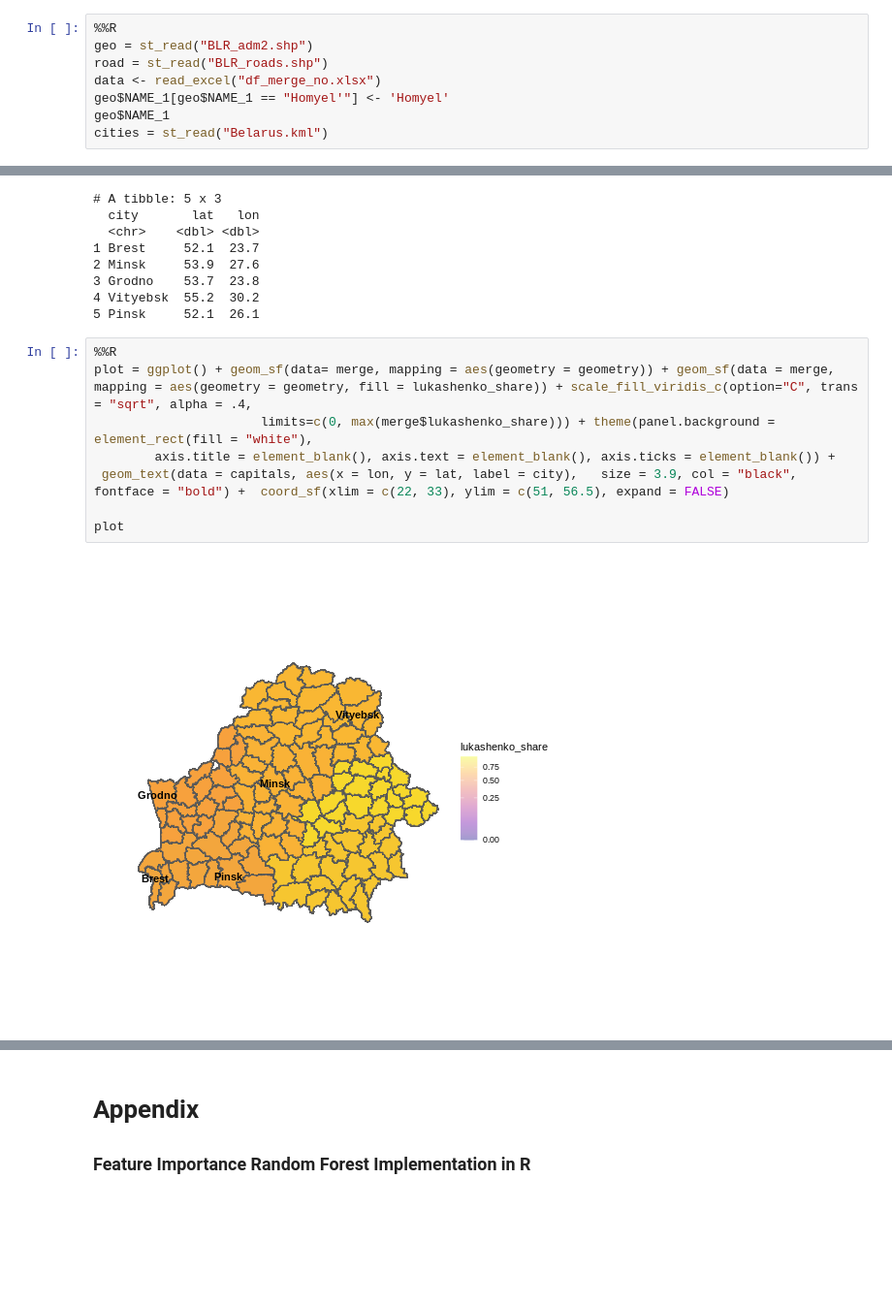
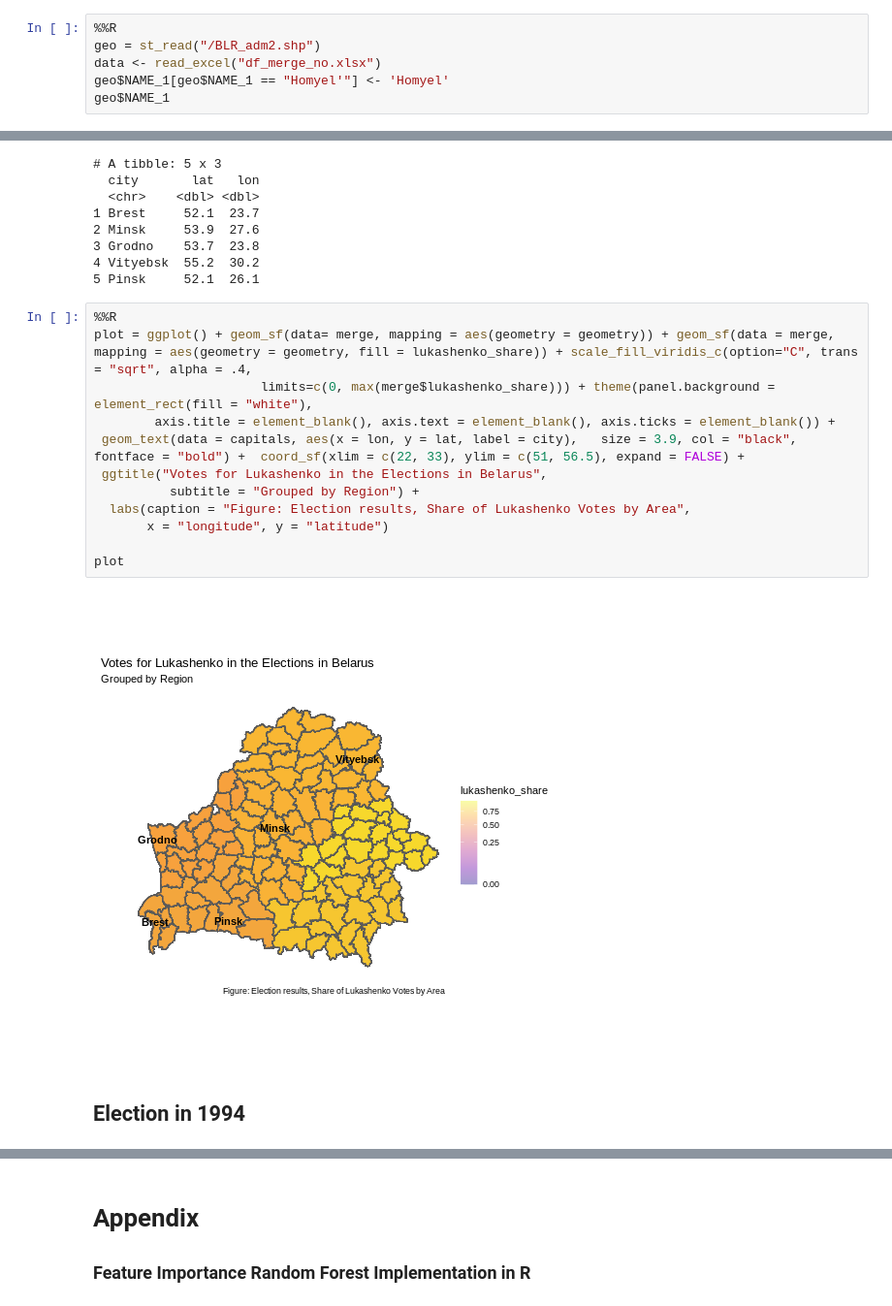
Before and after one commit to danielsaggau/Elections-Belarus, a Jupyter notebook: Belarus_ML_Full_Analysis.ipynb, the cells around one changed output, grey strips where cells are left out. Shown at 97% size. Saved outputs shown, nothing was run; the diff lists cells and outputs as text; blank space fills up the shorter version.

```diff
--- a/Belarus_ML_Full_Analysis.ipynb
+++ b/Belarus_ML_Full_Analysis.ipynb
@@ -700,12 +757,10 @@ library(sf)
 ## Importing Data
 # %%
 %%R
-geo = st_read("BLR_adm2.shp")
-road = st_read("BLR_roads.shp")
+geo = st_read("/BLR_adm2.shp")
 data <- read_excel("df_merge_no.xlsx")
 geo$NAME_1[geo$NAME_1 == "Homyel'"] <- 'Homyel'
 geo$NAME_1
-cities = st_read("Belarus.kml")
 # %% [markdown]
 ## Feature Modifcation
 
@@ -787,10 +827,16 @@ capitals
 # %%
 %%R
 plot = ggplot() + geom_sf(data= merge, mapping = aes(geometry = geometry)) + geom_sf(data = merge, mapping = aes(geometry = geometry, fill = lukashenko_share)) + scale_fill_viridis_c(option="C", trans = "sqrt", alpha = .4,
                       limits=c(0, max(merge$lukashenko_share))) + theme(panel.background = element_rect(fill = "white"),
         axis.title = element_blank(), axis.text = element_blank(), axis.ticks = element_blank()) +
- geom_text(data = capitals, aes(x = lon, y = lat, label = city),   size = 3.9, col = "black", fontface = "bold") +  coord_sf(xlim = c(22, 33), ylim = c(51, 56.5), expand = FALSE)
+ geom_text(data = capitals, aes(x = lon, y = lat, label = city),   size = 3.9, col = "black", fontface = "bold") +  coord_sf(xlim = c(22, 33), ylim = c(51, 56.5), expand = FALSE) +
+ ggtitle("Votes for Lukashenko in the Elections in Belarus",
+          subtitle = "Grouped by Region") +
+  labs(caption = "Figure: Election results, Share of Lukashenko Votes by Area",
+       x = "longitude", y = "latitude")
 
 plot
 # %% [output]
-[figure, old version]
+[figure, new version]
+# %% [markdown]
+## Election in 1994
```
Also changed, not shown: parts of 15 cells of this notebook.
